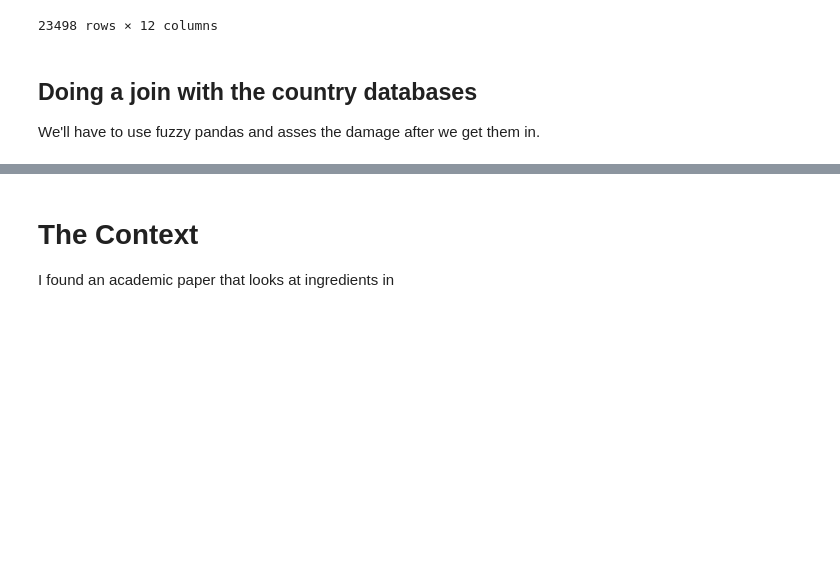
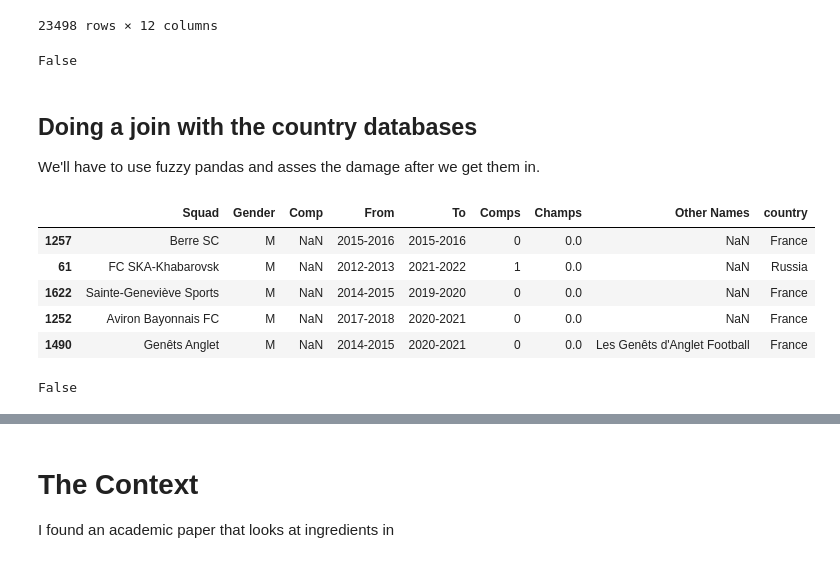
Before and after one commit to AhanPenkar/transfer-analysis, a Jupyter notebook: notebook.ipynb, the cells around one changed output, grey strips where cells are left out. Saved outputs shown, nothing was run; the diff lists cells and outputs as text; code cells hidden in the pictures; blank space fills up the shorter version.

```diff
--- a/notebook.ipynb
+++ b/notebook.ipynb
@@ -60,3 +61,8 @@ df
 | 23496 | Wolverhampton Wanderers | Hee-chan Hwang | 26.0 | Centre-Forward | RB Leipzig | End of loanJun 30, 2022 | out | ... |
 | 23497 | Wolverhampton Wanderers | Francisco Trincão | 22.0 | Right Winger | Barcelona | End of loanJun 30, 2022 | out | ... |
 23498 rows × 12 columns
+# %%
+
+prem_df['club_involved_name'].isnull().values.any()
+# %% [output]
+False
@@ -67,19 +77,67 @@ We'll have to use fuzzy pandas and asses the damage after we get them in.
 #Also add the name of the country as a column so that we can read it in later
 spain_df = pd.read_csv('spain_clubs.csv')
 spain_df['country'] = 'Spain'
+
 germany_df = pd.read_csv('germany_clubs.csv')
 germany_df['country'] = 'Germany'
+
 italy_df = pd.read_csv('italy_clubs.csv')
 italy_df['country'] = 'Italy'
+
 france_df = pd.read_csv('france_clubs.csv')
 france_df['country'] = 'France'
+
 scotland_df = pd.read_csv('scotland_clubs.csv')
 scotland_df['country'] = 'Scotland'
+
 belgium_df = pd.read_csv('belgium_clubs.csv')
 belgium_df['country'] = 'Belgium'
+
 turkey_df = pd.read_csv('turkey_clubs.csv')
 turkey_df['country'] = 'Turkey'
+
 korea_df = pd.read_csv('korea_clubs.csv')
 korea_df['country'] = 'Korea'
+
 japan_df = pd.read_csv('japan_clubs.csv')
 japan_df['country'] = 'Japan'
+
+netherlands_df = pd.read_csv('netherlands_clubs.csv')
+netherlands_df['country'] = 'Netherlands'
+
+brazil_df = pd.read_csv('brazil_clubs.csv')
+brazil_df['country'] = 'Brazil'
+
+portugal_df = pd.read_csv('portugal_clubs.csv')
+portugal_df['country'] = 'Portugal'
+
+ukraine_df = pd.read_csv('ukraine_clubs.csv')
+ukraine_df['country'] = 'Ukraine'
+
+denmark_df = pd.read_csv('denmark_clubs.csv')
+denmark_df['country'] = 'Denmark'
+
+russia_df = pd.read_csv('russia_clubs.csv')
+russia_df['country'] = 'Russia'
+
+sweden_df = pd.read_csv('sweden_clubs.csv')
+sweden_df['country'] = 'Sweden'
+
+austria_df = pd.read_csv('austria_clubs.csv')
+austria_df['country'] = 'Austria'
+# %%
+#Concatenate all the dataframes
+country_df = pd.concat([austria_df, russia_df, sweden_df, spain_df, denmark_df, ukraine_df, germany_df, italy_df, france_df, scotland_df, belgium_df, turkey_df, korea_df, japan_df, netherlands_df, brazil_df, portugal_df], ignore_index=True)
+country_df.sample(5)
+#prem_df.sample(5)
+# %% [output]
+|  | Squad | Gender | Comp | From | To | Comps | Champs | Other Names | country |
+| 1257 | Berre SC | M | NaN | 2015-2016 | 2015-2016 | 0 | 0.0 | NaN | France |
+| 61 | FC SKA-Khabarovsk | M | NaN | 2012-2013 | 2021-2022 | 1 | 0.0 | NaN | Russia |
+| 1622 | Sainte-Geneviève Sports | M | NaN | 2014-2015 | 2019-2020 | 0 | 0.0 | NaN | France |
+| 1252 | Aviron Bayonnais FC | M | NaN | 2017-2018 | 2020-2021 | 0 | 0.0 | NaN | France |
+| 1490 | Genêts Anglet | M | NaN | 2014-2015 | 2020-2021 | 0 | 0.0 | Les Genêts d'Anglet Football | France |
+# %%
+country_df['Squad'].isnull().values.any()
+# %% [output]
+False
```
Also changed, not shown: parts of 6 cells of this notebook, 6 other files.
